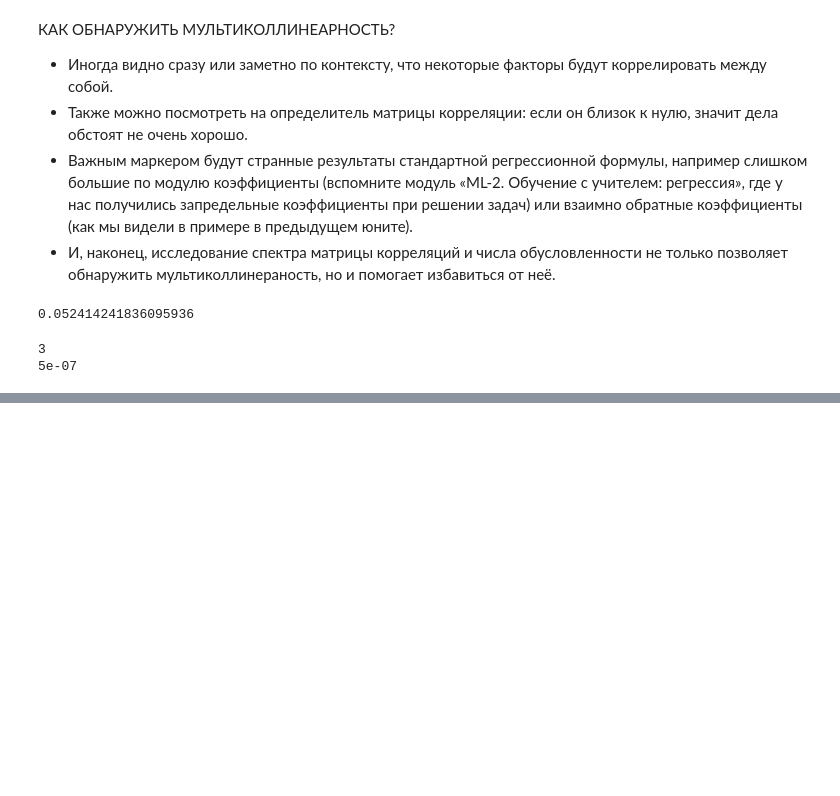
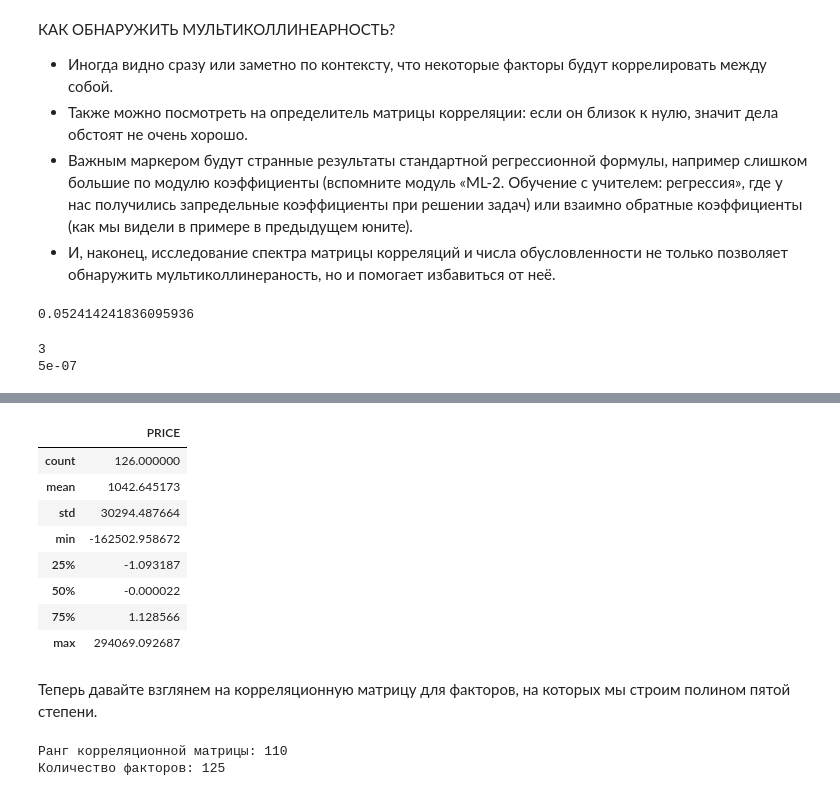
Before and after one commit to killri/sf_data_science, a Jupyter notebook: SF_DS_course_theory_and_practice/MATH2 Linear Algebra is contxt of linear methods/math2_theory.ipynb, the cells around one changed output, grey strips where cells are left out. Saved outputs shown, nothing was run; the diff lists cells and outputs as text; code cells hidden in the pictures; blank space fills up the shorter version.

```diff
--- a/SF_DS_course_theory_and_practice/MATH2 Linear Algebra is contxt of linear methods/math2_theory.ipynb
+++ b/SF_DS_course_theory_and_practice/MATH2 Linear Algebra is contxt of linear methods/math2_theory.ipynb
@@ -339,0 +369,16 @@ print(round(np.linalg.det(G),7))
+# %%
+def polynomial_regression(X, y, k):
+    poly = PolynomialFeatures(degree=k, include_bias=True)
+    X_poly = poly.fit_transform(X)
+    w_hat = np.linalg.inv(X_poly.T@X_poly)@X_poly.T@y
+    y_pred = X_poly @ w_hat
+    return X_poly, y_pred, w_hat
+# %%
+A = boston_data[['LSTAT', 'PTRATIO', 'RM', 'CRIM']]
+y = boston_data[['PRICE']]
+
+A_poly, y_pred, w_hat = polynomial_regression(A, y, 1)
+A_poly2, y_pred2, w_hat2 = polynomial_regression(A, y, 2)
+A_poly3, y_pred3, w_hat3 = polynomial_regression(A, y, 3)
+A_poly4, y_pred4, w_hat4 = polynomial_regression(A, y, 4)
+A_poly5, y_pred5, w_hat5 = polynomial_regression(A, y, 5)
@@ -339,0 +401,25 @@ print(round(np.linalg.det(G),7))
+# %%
+display(pd.DataFrame(w_hat5).describe())
+# %% [output]
+|  | PRICE |
+| count | 126.000000 |
+| mean | 1042.645173 |
+| std | 30294.487664 |
+| min | -162502.958672 |
+| 25% | -1.093187 |
+| 50% | -0.000022 |
+| 75% | 1.128566 |
+| max | 294069.092687 |
+# %% [markdown]
+Теперь давайте взглянем на корреляционную матрицу для факторов, на которых мы строим полином пятой степени.
+# %%
+# считаем матрицу корреляций (без столбца из единиц)
+C = pd.DataFrame(A_poly5[:, 1:]).corr()
+# считаем ранг корреляционной матрицы
+print('Ранг корреляционной матрицы:', np.linalg.matrix_rank(C))
+# считаем количество факторов (не включая столбец из единиц)
+print('Количество факторов:', A_poly5[:, 1:].shape[1])
+# Ранг корреляционной матрицы: 110
+# %% [output]
+Ранг корреляционной матрицы: 110
+Количество факторов: 125
```
Also changed, not shown: parts of 16 cells of this notebook.
